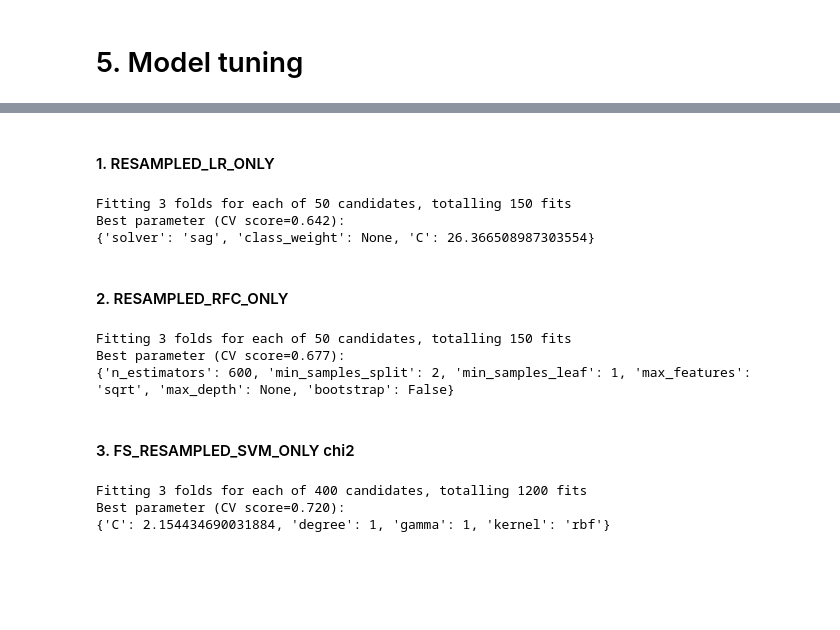
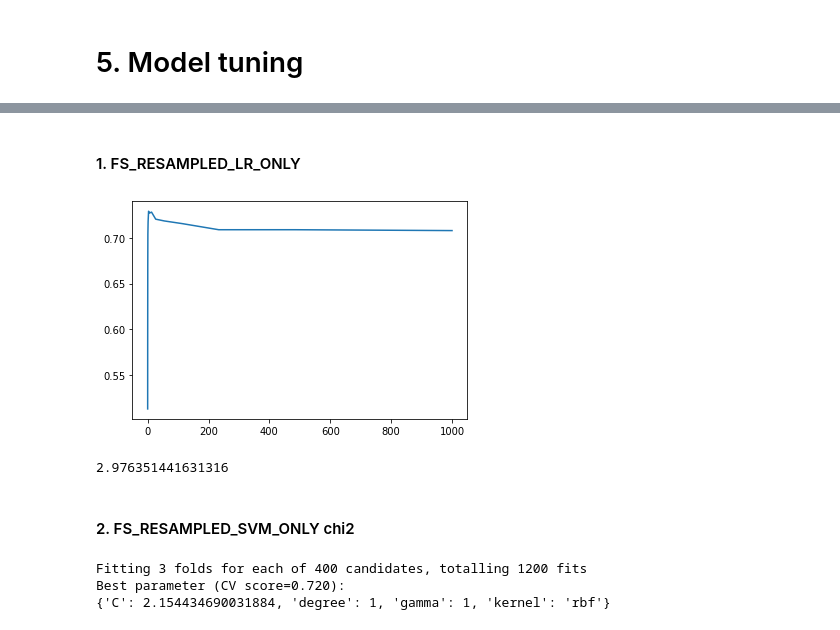
Before and after one commit to irenechang1510/indian-cuisine-EDA, a Jupyter notebook: analysis.ipynb, the cells around one changed output, grey strips where cells are left out. Cells and saved outputs as stored; diff of their text form; code cells hidden in the pictures; blank space fills up the shorter version.

```diff
--- a/analysis.ipynb
+++ b/analysis.ipynb
@@ -869,2 +835,2 @@ plt.show()
 # %% [markdown]
-#### 1. RESAMPLED_LR_ONLY
+#### 1. FS_RESAMPLED_LR_ONLY
@@ -885,10 +837,21 @@ grid_search = RandomizedSearchCV(tune_lr, param_distributions = param_grid, scor
-# %%
-grid_search.fit(X_resampled, y_resampled)
-print("Best parameter (CV score=%0.3f):" % grid_search.best_score_)
-print(grid_search.best_params_)
-# %% [output]
-Fitting 3 folds for each of 50 candidates, totalling 150 fits
-Best parameter (CV score=0.642):
-{'solver': 'sag', 'class_weight': None, 'C': 26.366508987303554}
+# %%
+x_train_fs, fs = select_features_chi2(X_resampled, y_resampled, k_val=60)
+# %%
+acc = []
+C = np.logspace(-3,3,20)
+for c in C:
+    lr = LogisticRegression(C=c, max_iter=500)
+    # C = 2.976351441631316
+    scores = evaluate_model(x_train_fs, y_resampled, lr)
+    acc.append(mean(scores))
+
+plt.plot(C, acc)
+plt.show()
+# %% [output]
+[figure, added]
+# %%
+C[acc.index(max(acc))]
+# %% [output]
+2.976351441631316
 # %% [markdown]
-#### 2. RESAMPLED_RFC_ONLY
+#### 2. FS_RESAMPLED_SVM_ONLY chi2
@@ -913,13 +858,3 @@ grid_search = RandomizedSearchCV(tune_rfc, param_distributions = random_grid, sc
-# %%
-grid_search.fit(X_resampled, y_resampled)
-print("Best parameter (CV score=%0.3f):" % grid_search.best_score_)
-print(grid_search.best_params_)
-# %% [output]
-Fitting 3 folds for each of 50 candidates, totalling 150 fits
-Best parameter (CV score=0.677):
-{'n_estimators': 600, 'min_samples_split': 2, 'min_samples_leaf': 1, 'max_features': 'sqrt', 'max_depth': None, 'bootstrap': False}
-# %% [markdown]
-#### 3. FS_RESAMPLED_SVM_ONLY chi2
 # %%
 x_train_fs, fs = select_features_chi2(X_resampled, y_resampled, k_val=300)
 # %%
```
Also changed, not shown: parts of 58 cells of this notebook.
